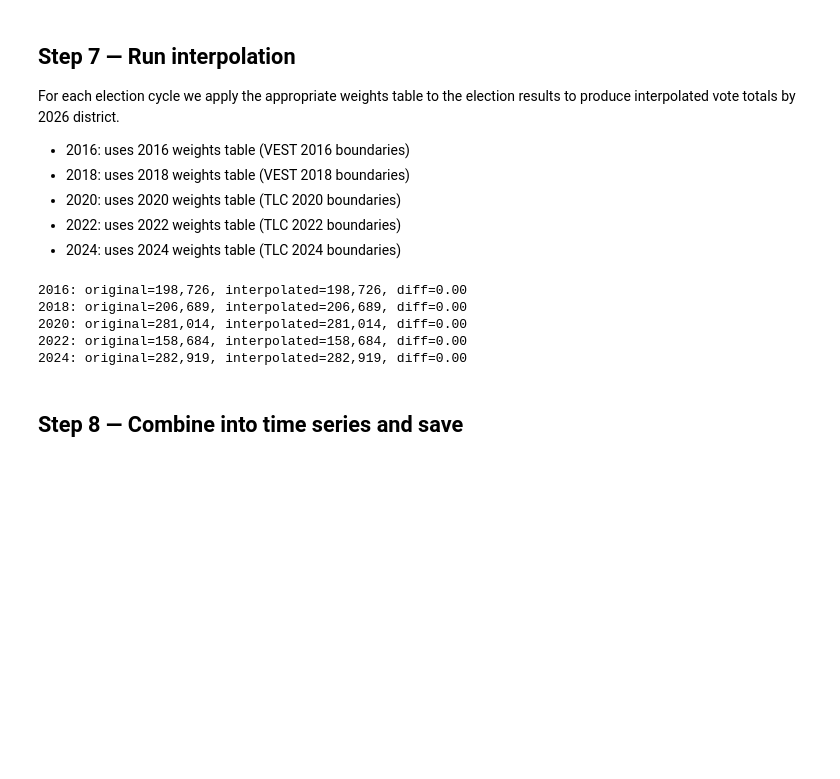
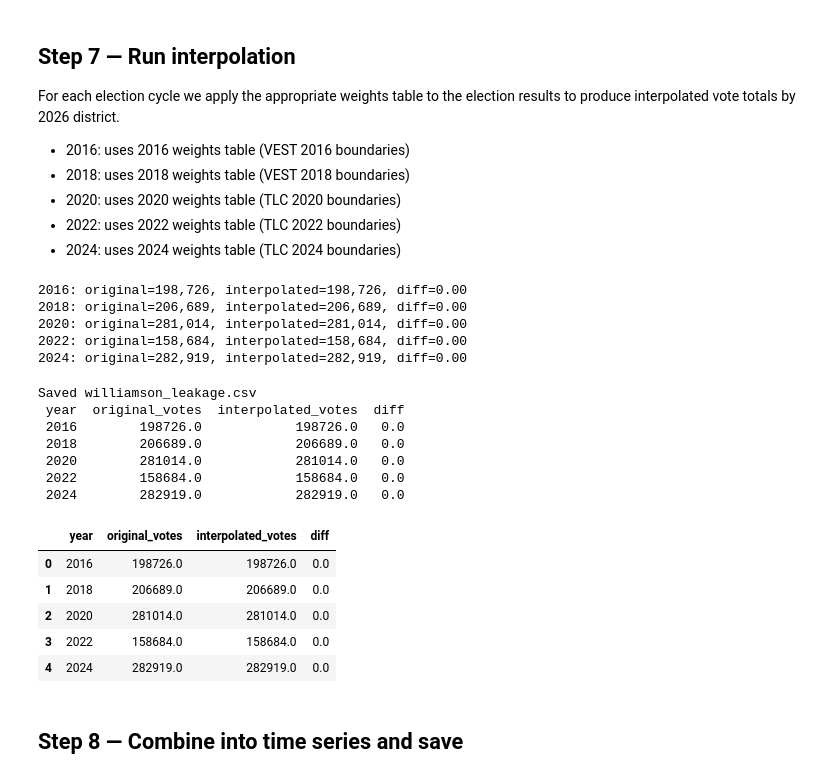
Before and after one commit to bluebonnet-data/bb-unified-election-data, a Jupyter notebook: notebooks/07_time_series_pipeline_williamson.ipynb, the cells around one changed output. Drawn from its saved outputs; the diff is of its cells as text; code cells hidden in the pictures; blank space fills up the shorter version.

```diff
--- a/notebooks/07_time_series_pipeline_williamson.ipynb
+++ b/notebooks/07_time_series_pipeline_williamson.ipynb
@@ -324,6 +325,26 @@ interp_2024 = interpolate_votes_to_districts(results_2024, weights_2024, 2024)
 2020: original=281,014, interpolated=281,014, diff=0.00
 2022: original=158,684, interpolated=158,684, diff=0.00
 2024: original=282,919, interpolated=282,919, diff=0.00
+# %%
+# Step 7b — Save leakage report
+save_leakage_report(COUNTY_SLUG, {
+    2016: interp_2016, 2018: interp_2018, 2020: interp_2020,
+    2022: interp_2022, 2024: interp_2024,
+})
+# %% [output]
+Saved williamson_leakage.csv
+ year  original_votes  interpolated_votes  diff
+ 2016        198726.0            198726.0   0.0
+ 2018        206689.0            206689.0   0.0
+ 2020        281014.0            281014.0   0.0
+ 2022        158684.0            158684.0   0.0
+ 2024        282919.0            282919.0   0.0
+|  | year | original_votes | interpolated_votes | diff |
+| 0 | 2016 | 198726.0 | 198726.0 | 0.0 |
+| 1 | 2018 | 206689.0 | 206689.0 | 0.0 |
+| 2 | 2020 | 281014.0 | 281014.0 | 0.0 |
+| 3 | 2022 | 158684.0 | 158684.0 | 0.0 |
+| 4 | 2024 | 282919.0 | 282919.0 | 0.0 |
 # %% [markdown]
 ## Step 8 — Combine into time series and save
 # %%
```
Also changed, not shown: parts of 1 cell of this notebook, 21 other files.
